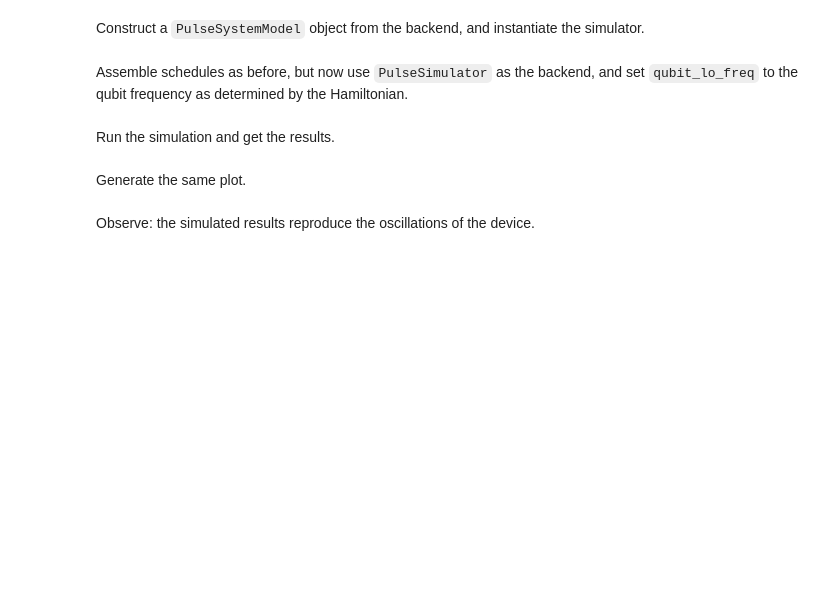
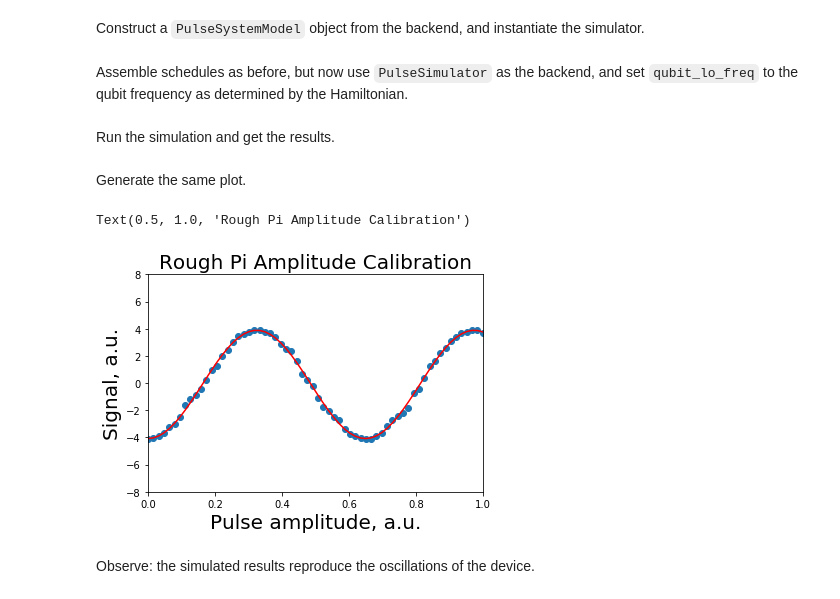
Before and after one commit to Qiskit/qiskit-tutorials, a Jupyter notebook: qiskit/advanced/aer/pulse_simulator_from_backend.ipynb, the cells around one changed output. Drawn from its saved outputs; the diff is of its cells as text; code cells hidden in the pictures; blank space fills up the shorter version.

```diff
--- a/qiskit/advanced/aer/pulse_simulator_from_backend.ipynb
+++ b/qiskit/advanced/aer/pulse_simulator_from_backend.ipynb
@@ -85,8 +85,10 @@ rabi_qobj = assemble(schedules,
                      shots=shots)
 # %% [markdown]
 Run the job
-# %%
-job = armonk_backend.run(rabi_qobj)
+# %%
+# old job that has already run
+job = armonk_backend.retrieve_job('5e336bc60491ec00187ace92')
+#job = armonk_backend.run(rabi_qobj)
 # %% [markdown]
 Check status
 # %%
@@ -196,25 +198,28 @@ Generate the same plot.
 # %%
 # set the scale factor to 8 to get the same data limits as the armonk backend
 scale_factor = 8
 
 # extract data
 qubit_rabi_data = np.ones(exps, dtype=np.complex_)
 for i in range(exps):
-    qubit_rabi_data[i] = sim_result.get_memory(i)[qubit]*scale_factor
+    qubit_rabi_data[i] = sim_result.get_memory(i)[qubit] * scale_factor
 
 sim_amp_data = get_amplitude(qubit_rabi_data)
 
 # fit the data
-fit_func = lambda x,A,B,Omega,phi: (A*np.cos(2*np.pi*x/Omega+phi)+B)
-fitparams, conv = curve_fit(fit_func, drive_amps, sim_amp_data, [7.0,0.0,1.0,0.3])
+fit_func = lambda x,A,B,Omega,phi: (A*np.cos(2*np.pi*x/Omega + phi)+B)
+fitparams, conv = curve_fit(fit_func, drive_amps, sim_amp_data, [0,0,1,0])
 
 # plot
-plt.scatter(drive_amps, rabi_amp_data)
+plt.scatter(drive_amps, sim_amp_data)
 plt.plot(drive_amps, fit_func(drive_amps, *fitparams), color='red')
 plt.xlim(0, 1)
 plt.ylim(-8, 8)
 plt.xlabel('Pulse amplitude, a.u.', fontsize=20)
 plt.ylabel('Signal, a.u.', fontsize=20)
 plt.title('Rough Pi Amplitude Calibration', fontsize=20)
+# %% [output]
+Text(0.5, 1.0, 'Rough Pi Amplitude Calibration')
+[figure, added]
 # %% [markdown]
 Observe: the simulated results reproduce the oscillations of the device.
```
Also changed, not shown: parts of 4 cells of this notebook.
